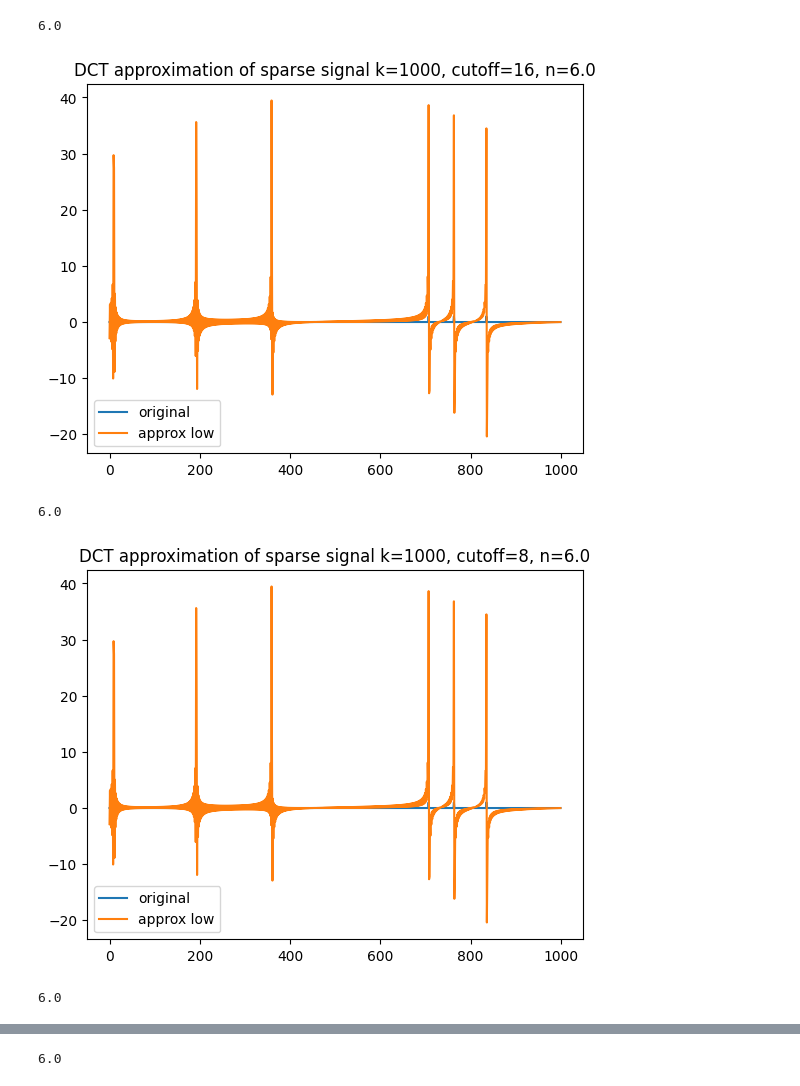
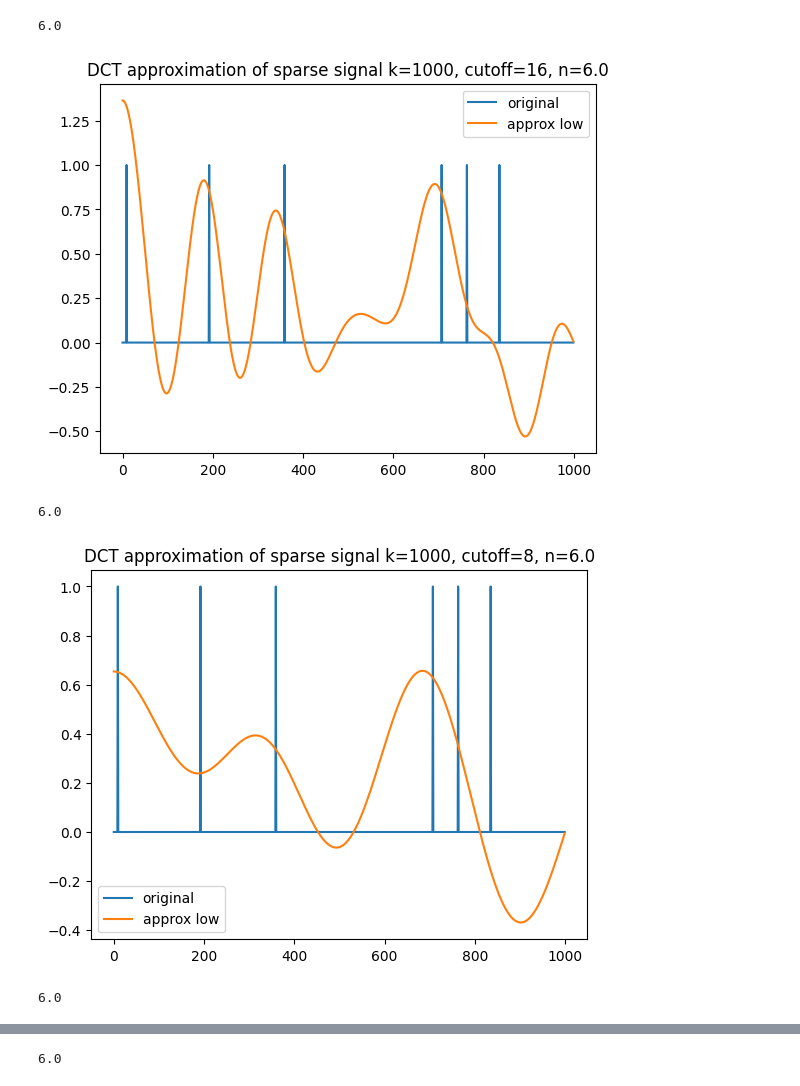
Before and after one commit to dsgt-kaggle-clef/geolifeclef-2024, a Jupyter notebook: notebooks/modeling/2024-04-20-acm-00-test-dct-sparse.ipynb, the cells around one changed output, grey strips where cells are left out. Drawn from its saved outputs; the diff is of its cells as text; code cells hidden in the pictures.

```diff
--- a/notebooks/modeling/2024-04-20-acm-00-test-dct-sparse.ipynb
+++ b/notebooks/modeling/2024-04-20-acm-00-test-dct-sparse.ipynb
@@ -2,37 +2,37 @@
 # import dct
 from scipy.fftpack import dct
 from matplotlib import pyplot as plt
 import numpy as np
 
 # create a sparse signal
 for k, cutoff in [(1000, 16), (1000, 8), (1000, 4), (10000, 2)]:
     np.random.seed(0)
     x = np.zeros(k)
     for i in range(np.random.randint(1, 10)):
         x[np.random.randint(0, k)] = 1
 
     print(x.sum())
     x_dct = dct(x, norm="ortho")
     # plt.plot(x_dct)
     # plt.show()
 
     # truncate to high frequencies
     x_dct_high = x_dct.copy()
     x_dct_high[:-cutoff] = 0
-    x_approx_high = dct(x_dct)
+    x_approx_high = dct(x_dct_high)
     x_dct_low = x_dct.copy()
-    x_dct_low[:cutoff] = 0
-    x_approx_low = dct(x_dct)
+    x_dct_low[cutoff:] = 0
+    x_approx_low = dct(x_dct_low)
 
     plt.plot(x, label="original")
     plt.plot(x_approx_low, label="approx low")
     # plt.plot(x_approx_high, label="approx high")
     plt.legend()
     plt.title(f"DCT approximation of sparse signal k={k}, cutoff={cutoff}, n={x.sum()}")
     plt.show()
 # %% [output]
 6.0
-[figure, old version]
+[figure, new version]
 6.0
-[figure, old version]
+[figure, new version]
 6.0
```
Also changed, not shown: parts of 1 cell of this notebook, 2 other files.
